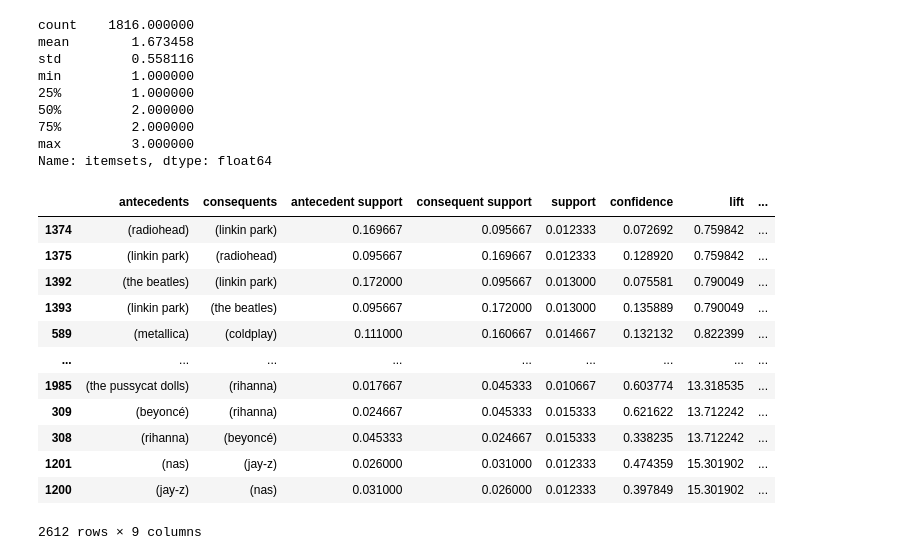
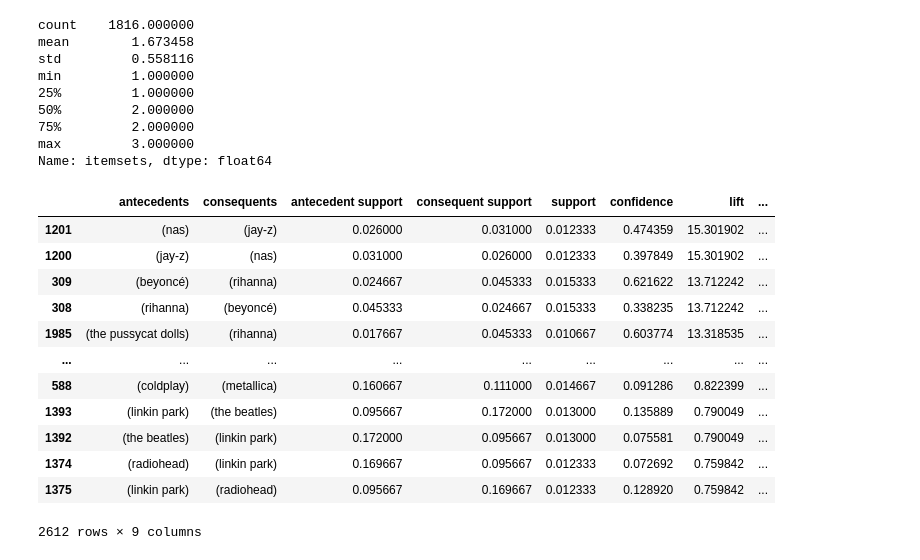
Before and after one commit to usr-bin32/data-mining-assignments, a Jupyter notebook: p2/notebook.ipynb, the cells around one changed output. Cells and saved outputs as stored; diff of their text form; code cells hidden in the pictures.

```diff
--- a/p2/notebook.ipynb
+++ b/p2/notebook.ipynb
@@ -94,21 +130,21 @@ min         1.000000
 max         3.000000
 Name: itemsets, dtype: float64
 # %%
-rules = association_rules(itemsets, metric="confidence", min_threshold=0.0).sort_values(
-    by="lift", ascending=True
+rules_gen = association_rules(itemsets, metric="confidence", min_threshold=0.0).sort_values(
+    by="lift", ascending=False
 )
-rules
+rules_gen
 # %% [output]
 |  | antecedents | consequents | antecedent support | consequent support | support | confidence | lift | ... |
+| 1201 | (nas) | (jay-z) | 0.026000 | 0.031000 | 0.012333 | 0.474359 | 15.301902 | ... |
+| 1200 | (jay-z) | (nas) | 0.031000 | 0.026000 | 0.012333 | 0.397849 | 15.301902 | ... |
+| 309 | (beyoncé) | (rihanna) | 0.024667 | 0.045333 | 0.015333 | 0.621622 | 13.712242 | ... |
+| 308 | (rihanna) | (beyoncé) | 0.045333 | 0.024667 | 0.015333 | 0.338235 | 13.712242 | ... |
+| 1985 | (the pussycat dolls) | (rihanna) | 0.017667 | 0.045333 | 0.010667 | 0.603774 | 13.318535 | ... |
+| ... | ... | ... | ... | ... | ... | ... | ... | ... |
+| 588 | (coldplay) | (metallica) | 0.160667 | 0.111000 | 0.014667 | 0.091286 | 0.822399 | ... |
+| 1393 | (linkin park) | (the beatles) | 0.095667 | 0.172000 | 0.013000 | 0.135889 | 0.790049 | ... |
+| 1392 | (the beatles) | (linkin park) | 0.172000 | 0.095667 | 0.013000 | 0.075581 | 0.790049 | ... |
 | 1374 | (radiohead) | (linkin park) | 0.169667 | 0.095667 | 0.012333 | 0.072692 | 0.759842 | ... |
 | 1375 | (linkin park) | (radiohead) | 0.095667 | 0.169667 | 0.012333 | 0.128920 | 0.759842 | ... |
-| 1392 | (the beatles) | (linkin park) | 0.172000 | 0.095667 | 0.013000 | 0.075581 | 0.790049 | ... |
-| 1393 | (linkin park) | (the beatles) | 0.095667 | 0.172000 | 0.013000 | 0.135889 | 0.790049 | ... |
-| 589 | (metallica) | (coldplay) | 0.111000 | 0.160667 | 0.014667 | 0.132132 | 0.822399 | ... |
-| ... | ... | ... | ... | ... | ... | ... | ... | ... |
-| 1985 | (the pussycat dolls) | (rihanna) | 0.017667 | 0.045333 | 0.010667 | 0.603774 | 13.318535 | ... |
-| 309 | (beyoncé) | (rihanna) | 0.024667 | 0.045333 | 0.015333 | 0.621622 | 13.712242 | ... |
-| 308 | (rihanna) | (beyoncé) | 0.045333 | 0.024667 | 0.015333 | 0.338235 | 13.712242 | ... |
-| 1201 | (nas) | (jay-z) | 0.026000 | 0.031000 | 0.012333 | 0.474359 | 15.301902 | ... |
-| 1200 | (jay-z) | (nas) | 0.031000 | 0.026000 | 0.012333 | 0.397849 | 15.301902 | ... |
 2612 rows × 9 columns
```
Also changed, not shown: parts of 20 cells of this notebook, 5 other files.
